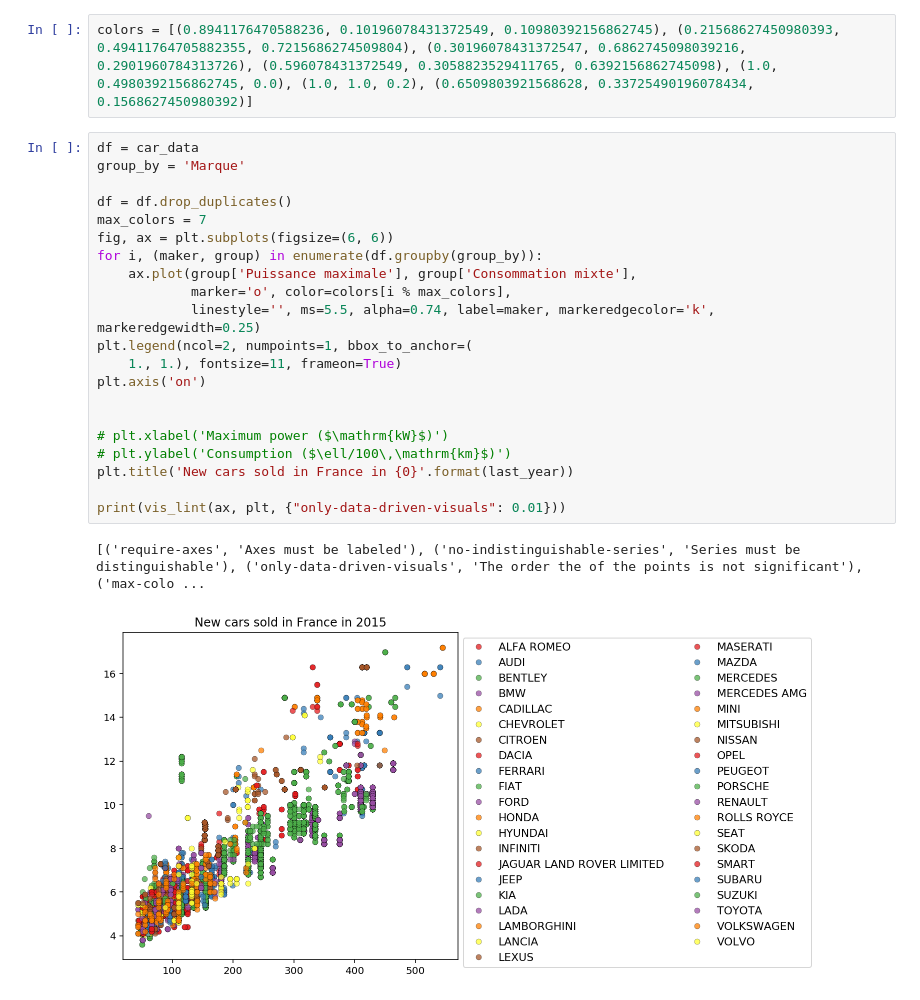
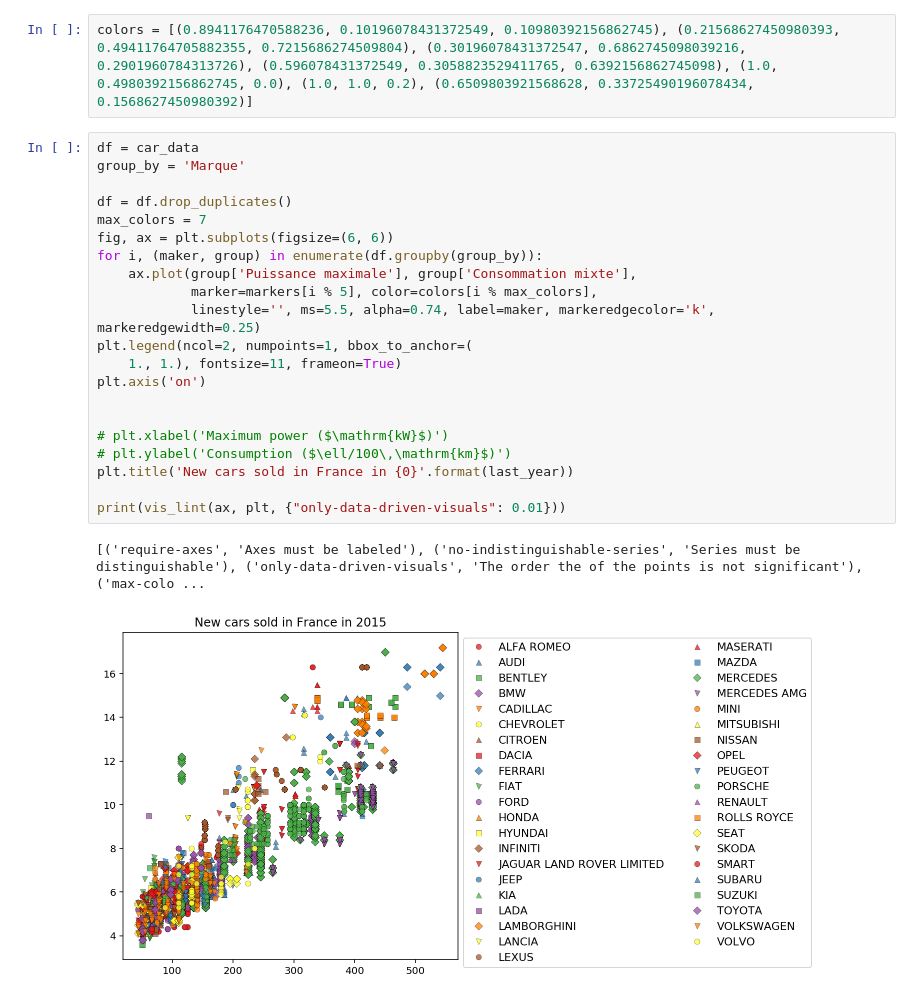
Before and after one commit to mcnuttandrew/vislint_mpl, a Jupyter notebook: example_nb/rebuild of nb_266110.ipynb, the cells around one changed output. Cells and saved outputs as stored; diff of their text form.

```diff
--- a/example_nb/rebuild of nb_266110.ipynb
+++ b/example_nb/rebuild of nb_266110.ipynb
@@ -33,24 +33,24 @@ colors = [(0.8941176470588236, 0.10196078431372549, 0.10980392156862745), (0.215
 # %%
 df = car_data
 group_by = 'Marque'
 
 df = df.drop_duplicates()
 max_colors = 7
 fig, ax = plt.subplots(figsize=(6, 6))
 for i, (maker, group) in enumerate(df.groupby(group_by)):
     ax.plot(group['Puissance maximale'], group['Consommation mixte'],
-            marker='o', color=colors[i % max_colors],
+            marker=markers[i % 5], color=colors[i % max_colors],
             linestyle='', ms=5.5, alpha=0.74, label=maker, markeredgecolor='k', markeredgewidth=0.25)
 plt.legend(ncol=2, numpoints=1, bbox_to_anchor=(
     1., 1.), fontsize=11, frameon=True)
 plt.axis('on')
 
 
 # plt.xlabel('Maximum power ($\mathrm{kW}$)')
 # plt.ylabel('Consumption ($\ell/100\,\mathrm{km}$)')
 plt.title('New cars sold in France in {0}'.format(last_year))
 
 print(vis_lint(ax, plt, {"only-data-driven-visuals": 0.01}))
 # %% [output]
 [('require-axes', 'Axes must be labeled'), ('no-indistinguishable-series', 'Series must be distinguishable'), ('only-data-driven-visuals', 'The order the of the points is not significant'), ('max-colo ...
-[figure, old version]
+[figure, new version]
```
Also changed, not shown: 5 other files.
